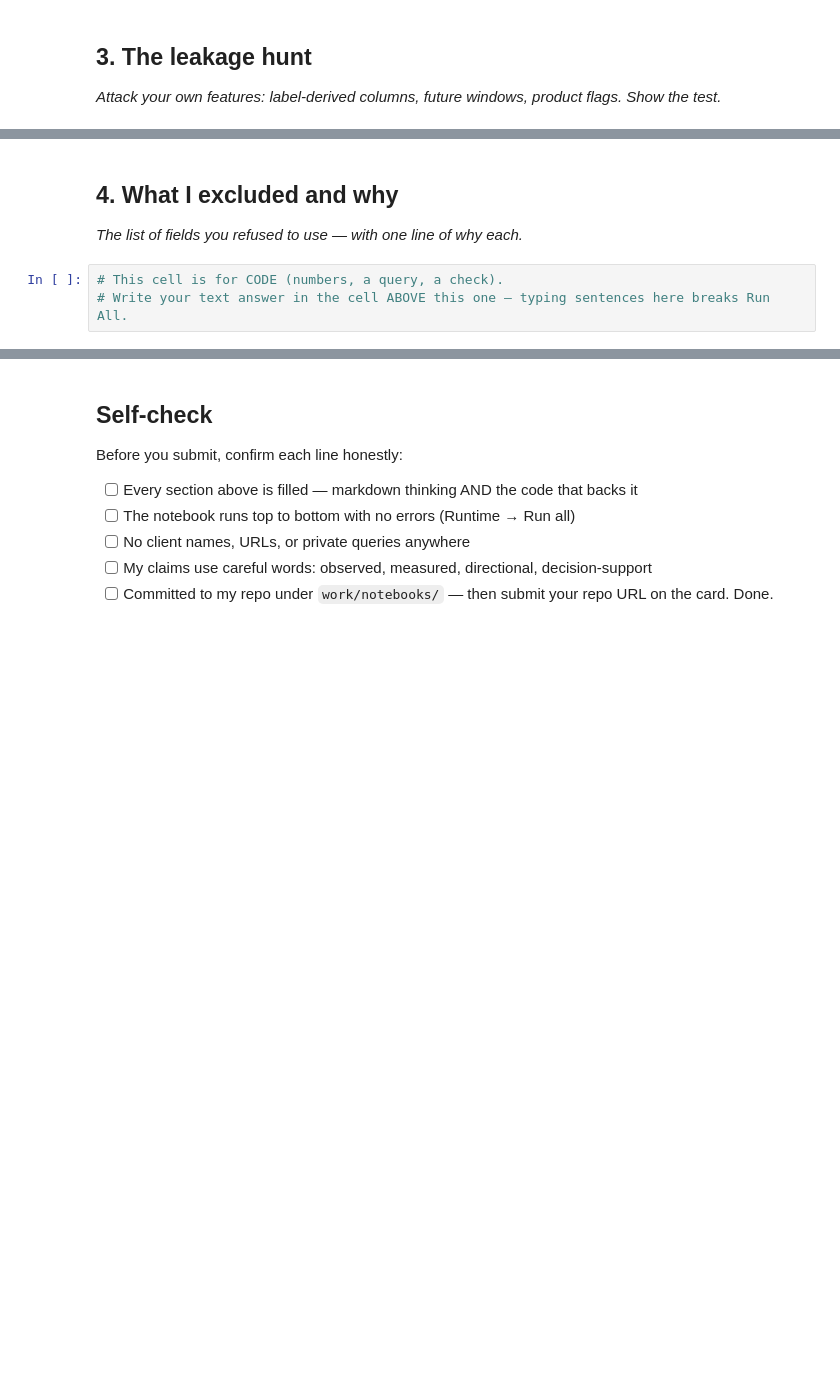
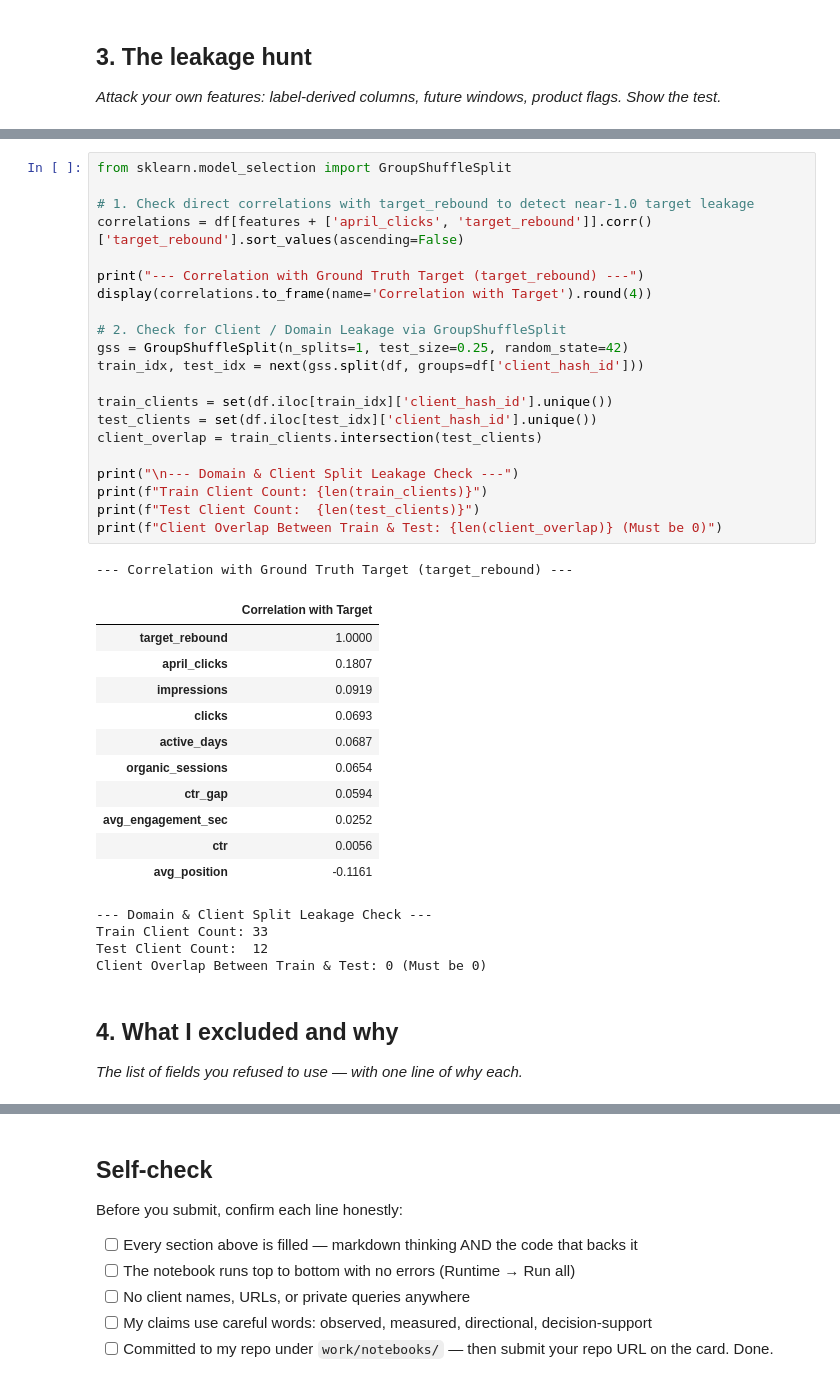
Before and after one commit to Muhammadfaheem8988/FlyRank-AI-internship, a Jupyter notebook: work/notebooks/w03_feature_leakage_check.ipynb, the cells around one changed output, grey strips where cells are left out. Cells and saved outputs as stored; diff of their text form; blank space fills up the shorter version.

```diff
--- a/work/notebooks/w03_feature_leakage_check.ipynb
+++ b/work/notebooks/w03_feature_leakage_check.ipynb
@@ -30,7 +176,42 @@ This skeleton is yours to fill. Work the sections **in order** — each one has
+# %%
+from sklearn.model_selection import GroupShuffleSplit
+
+# 1. Check direct correlations with target_rebound to detect near-1.0 target leakage
+correlations = df[features + ['april_clicks', 'target_rebound']].corr()['target_rebound'].sort_values(ascending=False)
+
+print("--- Correlation with Ground Truth Target (target_rebound) ---")
+display(correlations.to_frame(name='Correlation with Target').round(4))
+
+# 2. Check for Client / Domain Leakage via GroupShuffleSplit
+gss = GroupShuffleSplit(n_splits=1, test_size=0.25, random_state=42)
+train_idx, test_idx = next(gss.split(df, groups=df['client_hash_id']))
+
+train_clients = set(df.iloc[train_idx]['client_hash_id'].unique())
+test_clients = set(df.iloc[test_idx]['client_hash_id'].unique())
+client_overlap = train_clients.intersection(test_clients)
+
+print("\n--- Domain & Client Split Leakage Check ---")
+print(f"Train Client Count: {len(train_clients)}")
+print(f"Test Client Count:  {len(test_clients)}")
+print(f"Client Overlap Between Train & Test: {len(client_overlap)} (Must be 0)")
+# %% [output]
+--- Correlation with Ground Truth Target (target_rebound) ---
+|  | Correlation with Target |
+| target_rebound | 1.0000 |
+| april_clicks | 0.1807 |
+| impressions | 0.0919 |
+| clicks | 0.0693 |
+| active_days | 0.0687 |
+| organic_sessions | 0.0654 |
+| ctr_gap | 0.0594 |
+| avg_engagement_sec | 0.0252 |
+| ctr | 0.0056 |
+| avg_position | -0.1161 |
+--- Domain & Client Split Leakage Check ---
+Train Client Count: 33
+Test Client Count:  12
+Client Overlap Between Train & Test: 0 (Must be 0)
 # %% [markdown]
 ## 4. What I excluded and why
 
 *The list of fields you refused to use — with one line of why each.*
-# %%
-# This cell is for CODE (numbers, a query, a check).
-# Write your text answer in the cell ABOVE this one — typing sentences here breaks Run All.
```
Also changed, not shown: parts of 10 cells of this notebook.
